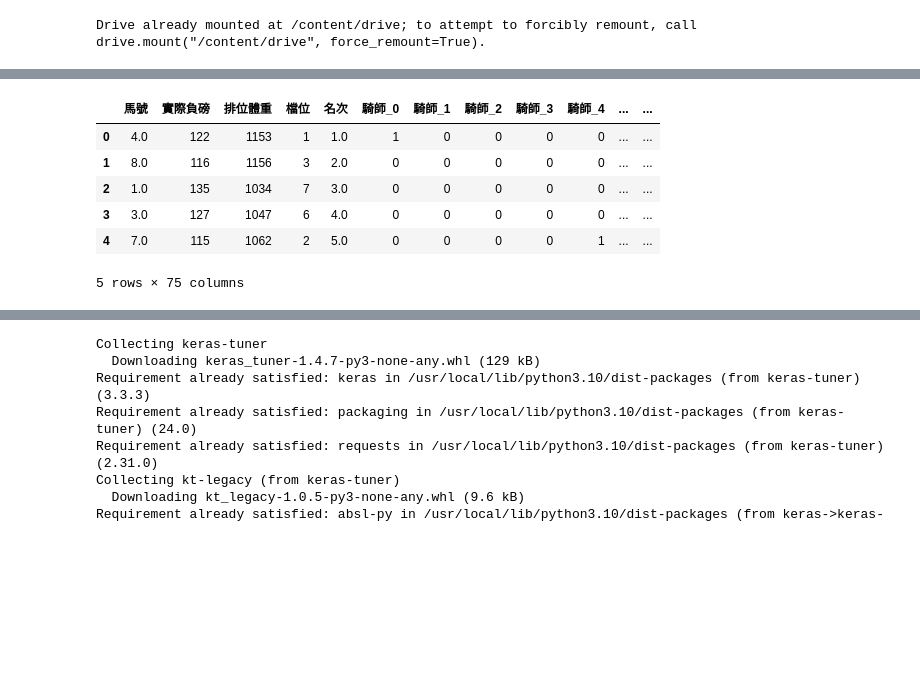
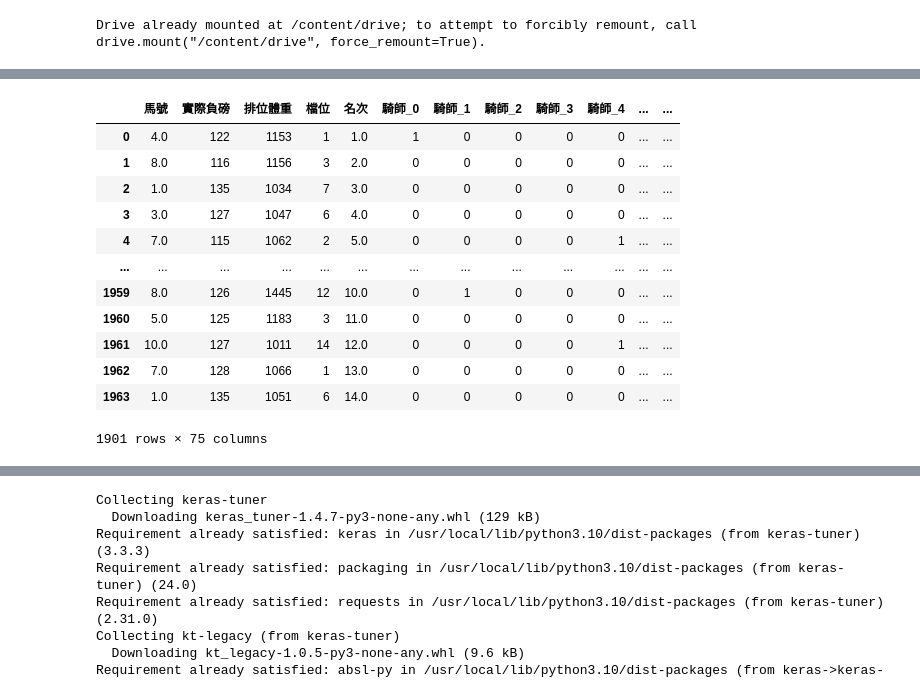
Before and after one commit to OscarLoOscar/python_Data_Science, a Jupyter notebook: GPT_4o_model.ipynb, the cells around one changed output, grey strips where cells are left out. Cells and saved outputs as stored; diff of their text form; code cells hidden in the pictures; blank space fills up the shorter version.

```diff
--- a/GPT_4o_model.ipynb
+++ b/GPT_4o_model.ipynb
@@ -191,0 +290,16 @@ display(racing_course_info)
+# %%
+import pandas as pd
+
+# Ensure the date columns are in the same format
+horse_data_filtered['date'] = pd.to_datetime(horse_data_filtered['date'], dayfirst=True)
+horse_data['date'] = pd.to_datetime(horse_data['date'], dayfirst=True)
+
+# Correctly rename the column in horse_data_filtered if necessary
+horse_data_filtered.rename(columns={'賽事日期和地點': '地點'}, inplace=True)
+
+# Merge the two files based on the date
+merged_data = pd.merge(horse_data, horse_data_filtered[['date', '地點', '場地狀況', '賽道']], on='date', how='left')
+
+# Save the merged data to a new Excel file
+output_path = '/content/drive/My Drive/merged_horse_data.xlsx'
+merged_data.to_excel(output_path, index=False)
@@ -201,44 +331,50 @@ def clean_ranking(x):
     except ValueError:
         return np.nan
 
-if '名次' in df.columns:
-    df['名次'] = df['名次'].apply(clean_ranking)
+if '名次' in merged_data.columns:
+    merged_data['名次'] = merged_data['名次'].apply(clean_ranking)
 else:
     print("Column '名次' does not exist in the DataFrame.")
 
 # Step 4: Select relevant columns and drop NaN values
 relevant_columns = ['馬號', '騎師', '練馬師', '實際負磅', '排位體重', '檔位', '名次']
-df = df[relevant_columns].dropna()
+merged_data = merged_data[relevant_columns].dropna()
 
 # Step 5: Filter out rows with non-numeric '檔位' values and convert to integers
-df = df[df['檔位'].apply(lambda x: str(x).isdigit())]
-df['檔位'] = df['檔位'].astype(int)
+merged_data = merged_data[merged_data['檔位'].apply(lambda x: str(x).isdigit())]
+merged_data['檔位'] = merged_data['檔位'].astype(int)
 
 # Step 6: Filter out strange draw values (e.g., negative values, or values beyond a realistic range)
-df = df[(df['檔位'] > 0) & (df['檔位'] <= 20)]  # Assuming realistic range is 1 to 20
+merged_data = merged_data[(merged_data['檔位'] > 0) & (merged_data['檔位'] <= 20)]  # Assuming realistic range is 1 to 20
 
 # Step 7: Encode categorical columns
 label_encoder_jockey = LabelEncoder()
 label_encoder_trainer = LabelEncoder()
 
-df['騎師'] = label_encoder_jockey.fit_transform(df['騎師'])
-df['練馬師'] = label_encoder_trainer.fit_transform(df['練馬師'])
+merged_data['騎師'] = label_encoder_jockey.fit_transform(merged_data['騎師'])
+merged_data['練馬師'] = label_encoder_trainer.fit_transform(merged_data['練馬師'])
 
-df = pd.get_dummies(df, columns=['騎師', '練馬師'])
+merged_data = pd.get_dummies(merged_data, columns=['騎師', '練馬師'])
 
 # Ensure boolean columns are converted to int
-for col in df.select_dtypes(include=['bool']).columns:
-    df[col] = df[col].astype(int)
+for col in merged_data.select_dtypes(include=['bool']).columns:
+    merged_data[col] = merged_data[col].astype(int)
 
 # Step 8: Add a new column 'race_id' based on existing columns
-df['race_id'] = df.index + 1
+merged_data['race_id'] = merged_data.index + 1
 
-df.head()  # Display the first few rows of the processed DataFrame
+display(merged_data) # Display the first few rows of the processed DataFrame
 # %% [output]
 |  | 馬號 | 實際負磅 | 排位體重 | 檔位 | 名次 | 騎師_0 | 騎師_1 | 騎師_2 | 騎師_3 | 騎師_4 | ... | ... |
 | 0 | 4.0 | 122 | 1153 | 1 | 1.0 | 1 | 0 | 0 | 0 | 0 | ... | ... |
 | 1 | 8.0 | 116 | 1156 | 3 | 2.0 | 0 | 0 | 0 | 0 | 0 | ... | ... |
 | 2 | 1.0 | 135 | 1034 | 7 | 3.0 | 0 | 0 | 0 | 0 | 0 | ... | ... |
 | 3 | 3.0 | 127 | 1047 | 6 | 4.0 | 0 | 0 | 0 | 0 | 0 | ... | ... |
 | 4 | 7.0 | 115 | 1062 | 2 | 5.0 | 0 | 0 | 0 | 0 | 1 | ... | ... |
+| ... | ... | ... | ... | ... | ... | ... | ... | ... | ... | ... | ... | ... |
+| 1959 | 8.0 | 126 | 1445 | 12 | 10.0 | 0 | 1 | 0 | 0 | 0 | ... | ... |
+| 1960 | 5.0 | 125 | 1183 | 3 | 11.0 | 0 | 0 | 0 | 0 | 0 | ... | ... |
+| 1961 | 10.0 | 127 | 1011 | 14 | 12.0 | 0 | 0 | 0 | 0 | 1 | ... | ... |
+| 1962 | 7.0 | 128 | 1066 | 1 | 13.0 | 0 | 0 | 0 | 0 | 0 | ... | ... |
+| 1963 | 1.0 | 135 | 1051 | 6 | 14.0 | 0 | 0 | 0 | 0 | 0 | ... | ... |
-5 rows × 75 columns
+1901 rows × 75 columns
```
Also changed, not shown: parts of 12 cells of this notebook.
